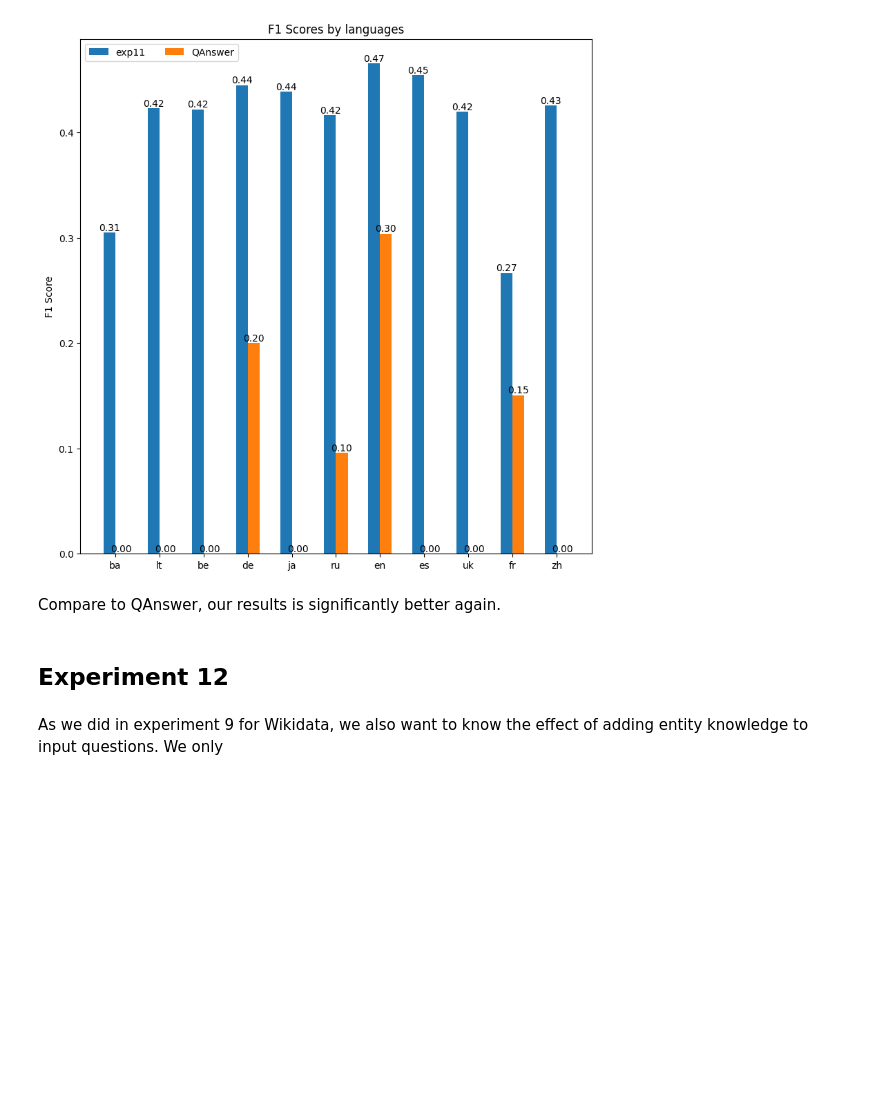
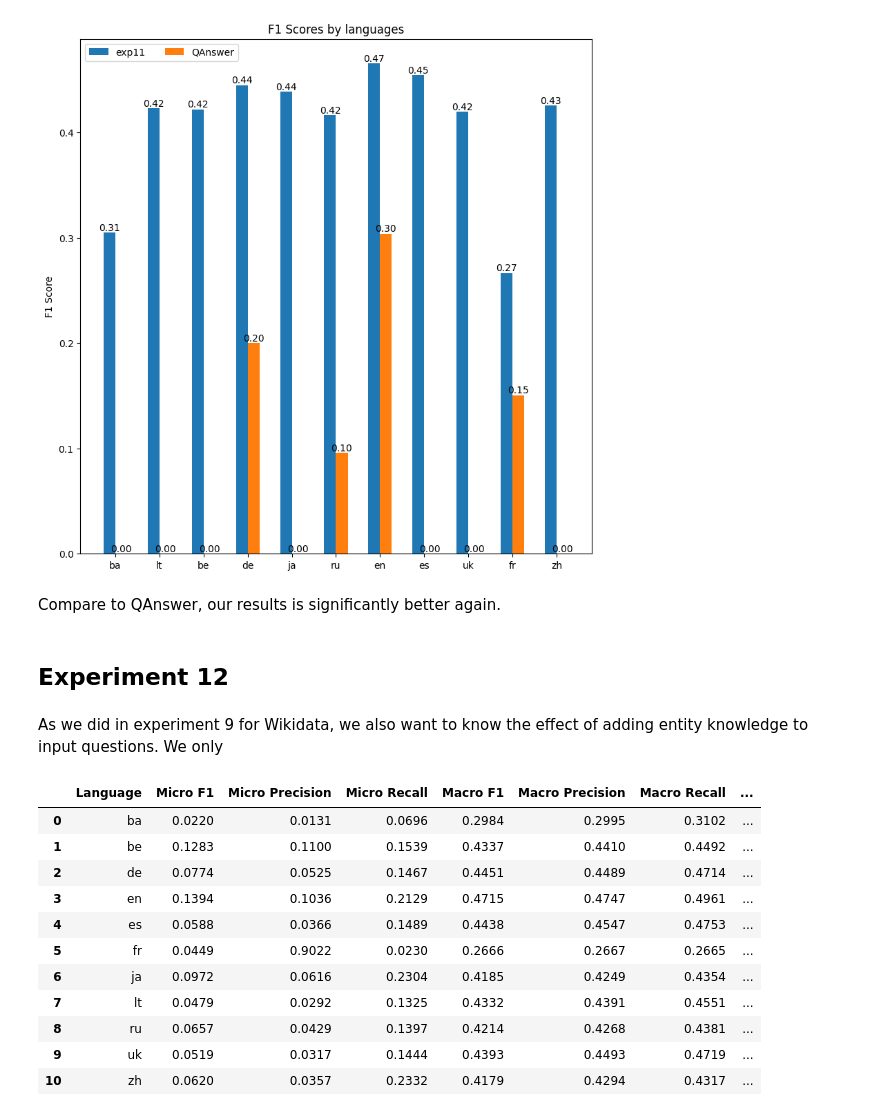
Before and after one commit to dice-group/MST5, a Jupyter notebook: notebooks/eval_results_dbpedia.ipynb, the cells around one changed output. Drawn from its saved outputs; the diff is of its cells as text; code cells hidden in the pictures; blank space fills up the shorter version.

```diff
--- a/notebooks/eval_results_dbpedia.ipynb
+++ b/notebooks/eval_results_dbpedia.ipynb
@@ -183,3 +183,19 @@ Compare to QAnswer, our results is significantly better again.
 # %% [markdown]
 As we did in experiment 9 for Wikidata, we also want to know the effect of adding entity knowledge to input questions.
 We only
+# %%
+exp12 = pd.read_csv("../gerbil_results/exp12-mt5xl-lcquad1-lc-dbp.csv")
+exp12
+# %% [output]
+|  | Language | Micro F1 | Micro Precision | Micro Recall | Macro F1 | Macro Precision | Macro Recall | ... |
+| 0 | ba | 0.0220 | 0.0131 | 0.0696 | 0.2984 | 0.2995 | 0.3102 | ... |
+| 1 | be | 0.1283 | 0.1100 | 0.1539 | 0.4337 | 0.4410 | 0.4492 | ... |
+| 2 | de | 0.0774 | 0.0525 | 0.1467 | 0.4451 | 0.4489 | 0.4714 | ... |
+| 3 | en | 0.1394 | 0.1036 | 0.2129 | 0.4715 | 0.4747 | 0.4961 | ... |
+| 4 | es | 0.0588 | 0.0366 | 0.1489 | 0.4438 | 0.4547 | 0.4753 | ... |
+| 5 | fr | 0.0449 | 0.9022 | 0.0230 | 0.2666 | 0.2667 | 0.2665 | ... |
+| 6 | ja | 0.0972 | 0.0616 | 0.2304 | 0.4185 | 0.4249 | 0.4354 | ... |
+| 7 | lt | 0.0479 | 0.0292 | 0.1325 | 0.4332 | 0.4391 | 0.4551 | ... |
+| 8 | ru | 0.0657 | 0.0429 | 0.1397 | 0.4214 | 0.4268 | 0.4381 | ... |
+| 9 | uk | 0.0519 | 0.0317 | 0.1444 | 0.4393 | 0.4493 | 0.4719 | ... |
+| 10 | zh | 0.0620 | 0.0357 | 0.2332 | 0.4179 | 0.4294 | 0.4317 | ... |
```
